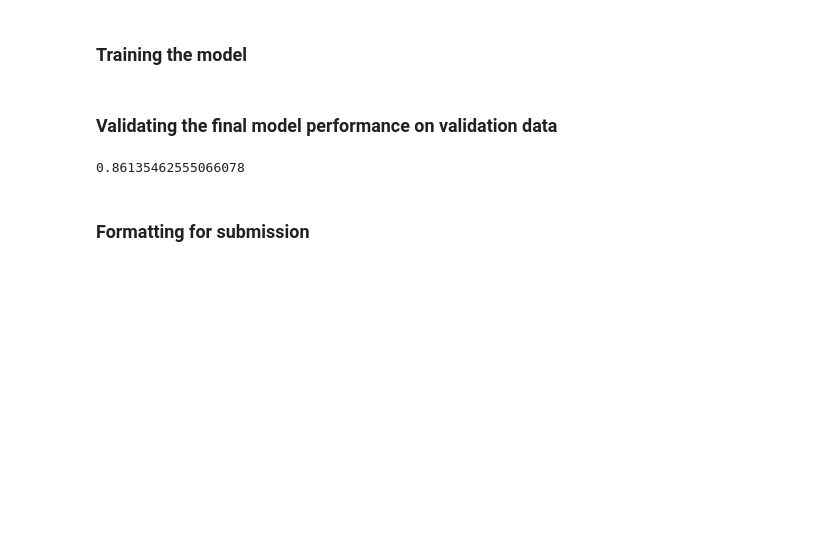
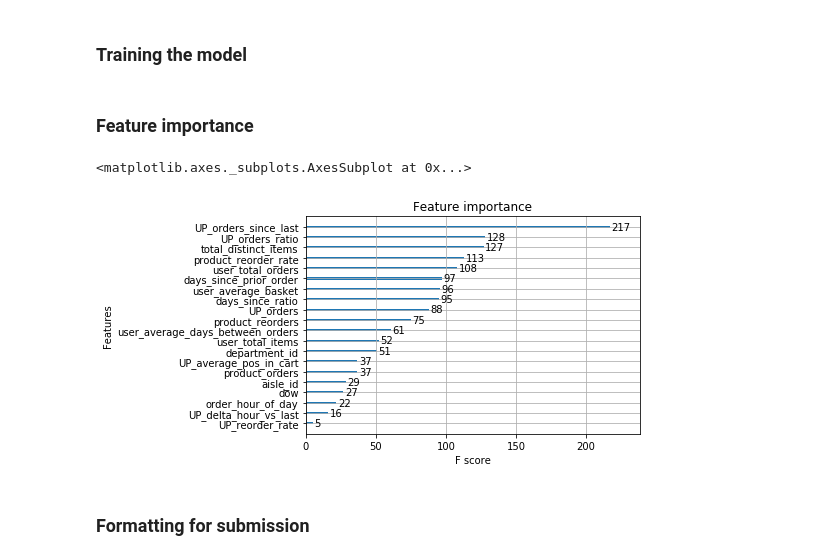
Before and after one commit to Amareshsh/Data-Mining-Project, a Jupyter notebook: xgboost_model.ipynb, the cells around one changed output. Saved outputs shown, nothing was run; the diff lists cells and outputs as text; code cells hidden in the pictures; blank space fills up the shorter version.

```diff
--- a/xgboost_model.ipynb
+++ b/xgboost_model.ipynb
@@ -115,7 +106,9 @@ f_to_use = ['user_total_orders', 'user_total_items', 'total_distinct_items',
        'product_reorder_rate', 'UP_orders', 'UP_orders_ratio',
        'UP_average_pos_in_cart', 'UP_reorder_rate','dow','UP_orders_since_last','UP_delta_hour_vs_last']
 
-xgdmat = xgb.DMatrix(x_train[f_to_use], y_train)
+xgdmat = xgb.DMatrix(train_x[f_to_use], train_y)
+del train_x
+del train_y
 
 our_params = {'alpha': 2e-05,
  'colsample': 0.7,
@@ -137,25 +130,14 @@ y_pred = final_gb.predict(testdmat)
 del testdmat
 
 test_x['preds']=y_pred
-# %% [markdown]
-### Validating the final model performance on validation data
-# %%
-valdmat = xgb.DMatrix(x_test[f_to_use])
-y_pred = final_gb.predict(valdmat)
-
-#Converting probabilities into 1 or 0
-for i in range(0,len(y_pred)):
-    if y_pred[i]>=0.2:       # setting threshold to .2
-       y_pred[i]=1
-    else:
-       y_pred[i]=0
-
-#Calculating accuracy
-from sklearn.metrics import accuracy_score
-accuracy_xgb = accuracy_score(y_test,y_pred)
-accuracy_xgb
-# %% [output]
-0.86135462555066078
+# %% [markdown]
+### Feature importance
+# %%
+#Plotting feature importance
+xgb.plot_importance(final_gb)
+# %% [output]
+<matplotlib.axes._subplots.AxesSubplot at 0x...>
+[figure, added]
 # %% [markdown]
 ### Formatting for submission
 # %%
```
Also changed, not shown: parts of 2 cells of this notebook, 2 other files.
